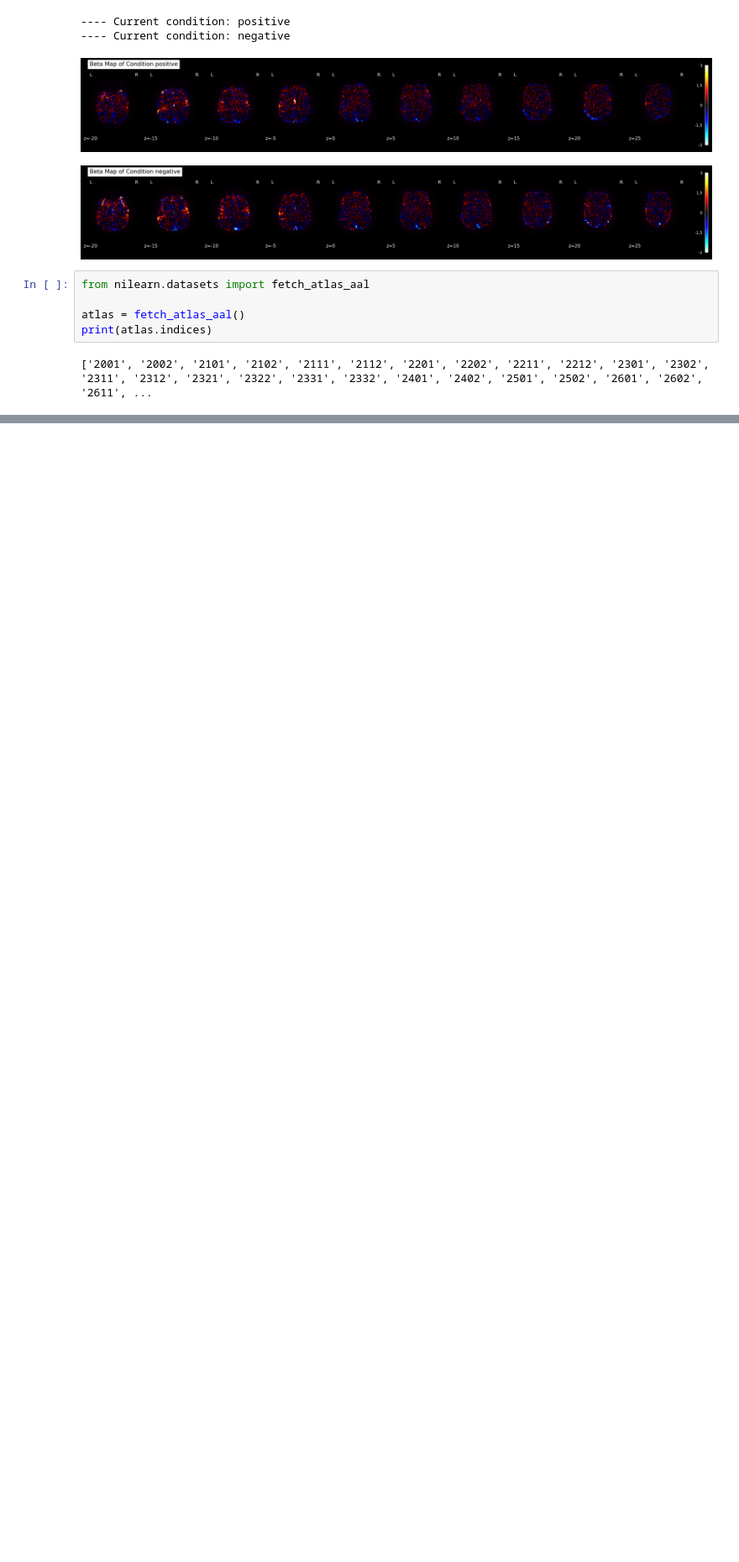
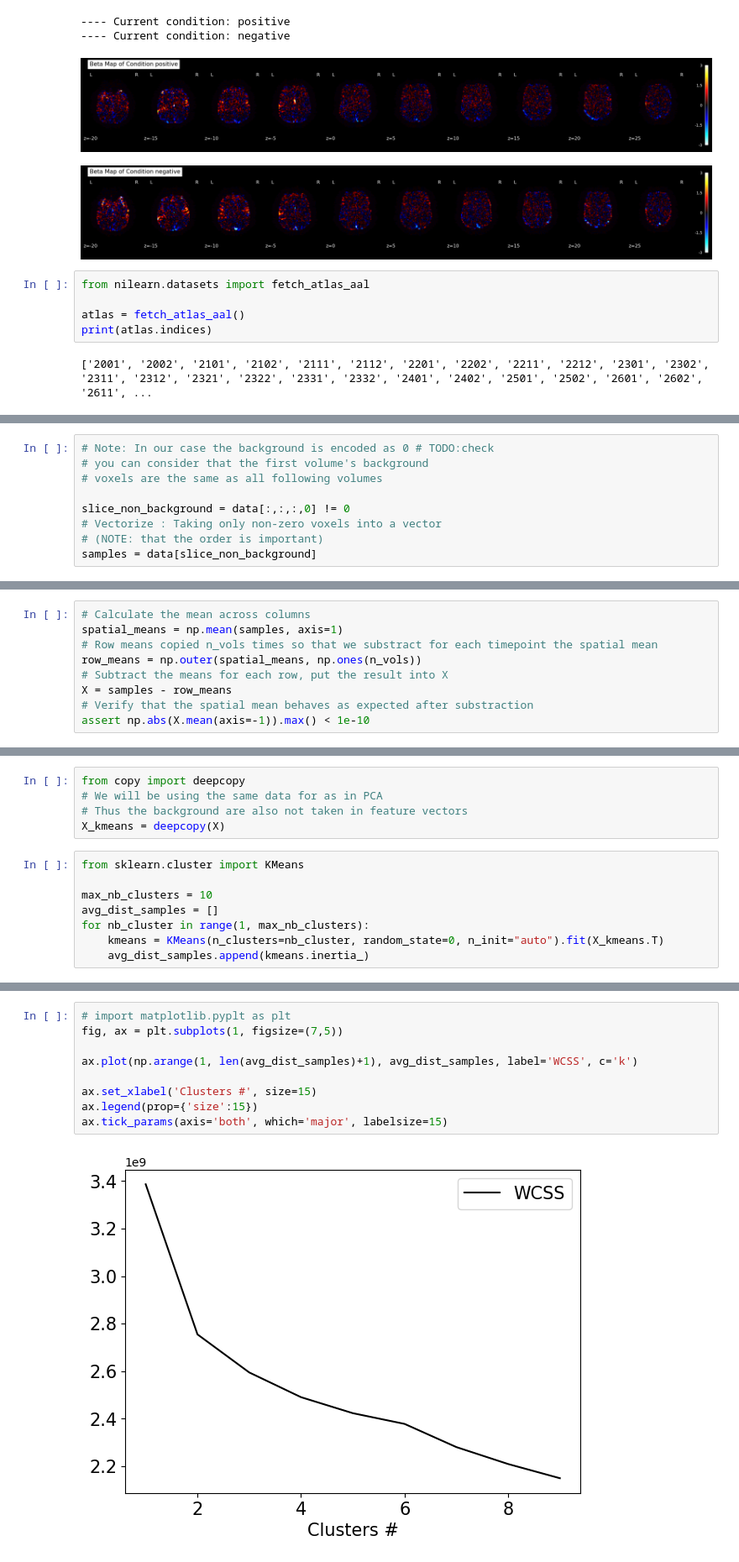
Before and after one commit to ZyLiao-0011/NSSP, a Jupyter notebook: NSSP-Project.ipynb, the cells around one changed output, grey strips where cells are left out. Shown at 84% size. Cells and saved outputs as stored; diff of their text form; blank space fills up the shorter version.

```diff
--- a/NSSP-Project.ipynb
+++ b/NSSP-Project.ipynb
@@ -844,0 +870,9 @@ print(atlas.indices)
+# %%
+# Note: In our case the background is encoded as 0 # TODO:check
+# you can consider that the first volume's background
+# voxels are the same as all following volumes
+
+slice_non_background = data[:,:,:,0] != 0
+# Vectorize : Taking only non-zero voxels into a vector
+# (NOTE: that the order is important)
+samples = data[slice_non_background]
@@ -844,0 +881,9 @@ print(atlas.indices)
+# %%
+# Calculate the mean across columns
+spatial_means = np.mean(samples, axis=1)
+# Row means copied n_vols times so that we substract for each timepoint the spatial mean
+row_means = np.outer(spatial_means, np.ones(n_vols))
+# Subtract the means for each row, put the result into X
+X = samples - row_means
+# Verify that the spatial mean behaves as expected after substraction
+assert np.abs(X.mean(axis=-1)).max() < 1e-10
@@ -844,0 +894,13 @@ print(atlas.indices)
+# %%
+from copy import deepcopy
+# We will be using the same data for as in PCA
+# Thus the background are also not taken in feature vectors
+X_kmeans = deepcopy(X)
+# %%
+from sklearn.cluster import KMeans
+
+max_nb_clusters = 10
+avg_dist_samples = []
+for nb_cluster in range(1, max_nb_clusters):
+    kmeans = KMeans(n_clusters=nb_cluster, random_state=0, n_init="auto").fit(X_kmeans.T)
+    avg_dist_samples.append(kmeans.inertia_)
@@ -844,0 +911,11 @@ print(atlas.indices)
+# %%
+# import matplotlib.pyplt as plt
+fig, ax = plt.subplots(1, figsize=(7,5))
+
+ax.plot(np.arange(1, len(avg_dist_samples)+1), avg_dist_samples, label='WCSS', c='k')
+
+ax.set_xlabel('Clusters #', size=15)
+ax.legend(prop={'size':15})
+ax.tick_params(axis='both', which='major', labelsize=15)
+# %% [output]
+[figure, added]
```
Also changed, not shown: parts of 14 cells of this notebook.
